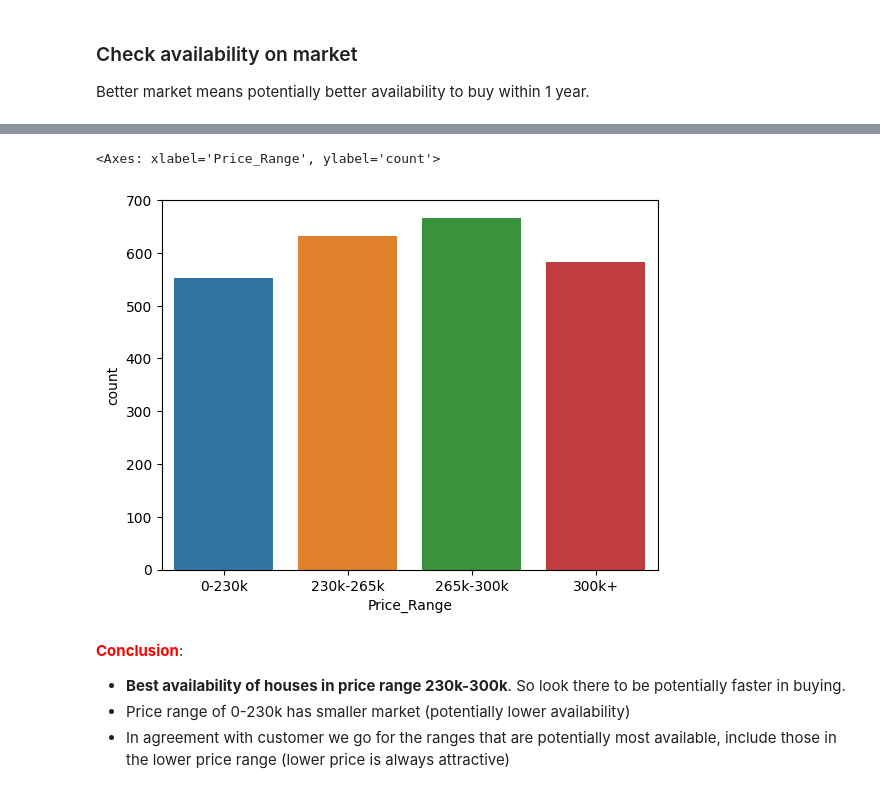
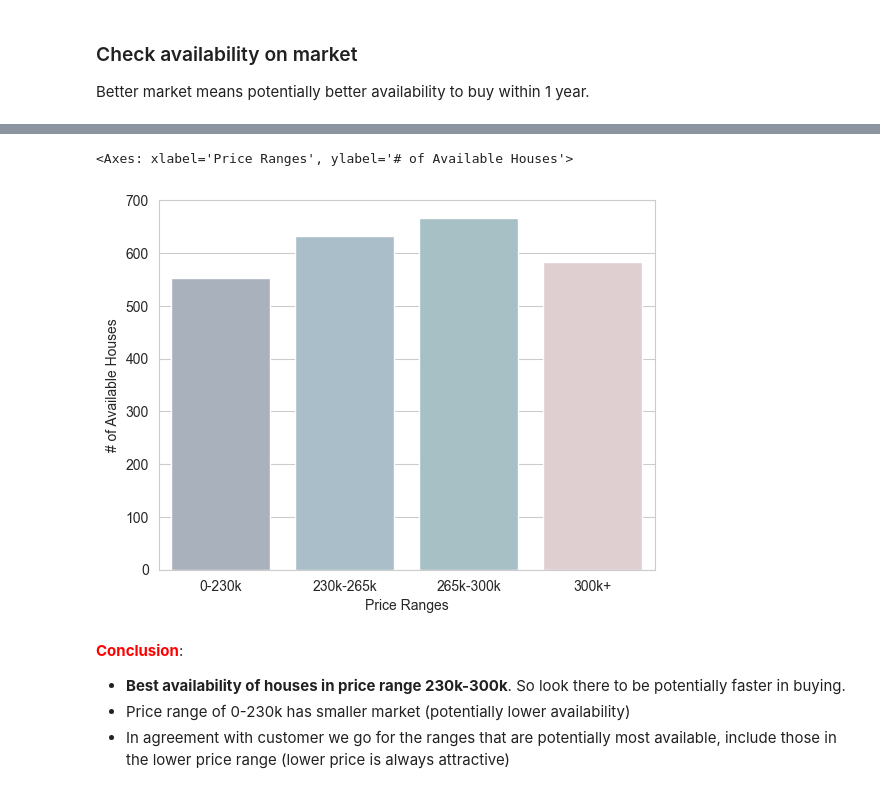
Before and after one commit to xit7/ds-eda-first-project-houses, a Jupyter notebook: 2_assignment-analysis.ipynb, the cells around one changed output, grey strips where cells are left out. Cells and saved outputs as stored; diff of their text form; code cells hidden in the pictures.

```diff
--- a/2_assignment-analysis.ipynb
+++ b/2_assignment-analysis.ipynb
@@ -63,3 +63,11 @@ import pandas as pd
 import numpy as np
 import matplotlib.pyplot as plt
 import seaborn as sns
+
+# Setting colors centrally for seaborn
+custom_palette = ["#A5B1BF", "#A5BFCF", "#A1C3CB", "#E2CCCF"]
+sns.set_palette(custom_palette)
+
+sns.set_style("whitegrid")                 # white grid
+plt.rcParams['axes.facecolor'] = '#FFFFFF' # set bg to white
+plt.figure(dpi=300)                        # Higher resolution
@@ -556,10 +570,13 @@ price_labels = ['0-230k', '230k-265k', '265k-300k', '300k+']
 
 grade_7['Price_Range'] = pd.cut(df['Price'], bins=price_bins, labels=price_labels, right=False)
 # %%
-sns.countplot(data=grade_7, x='Price_Range')#, y='Price' )
+ax = sns.countplot(data=grade_7, x='Price_Range', )#, y='Price' )
+ax.set_xlabel("Price Ranges")
+ax.set_ylabel("# of Available Houses")
+ax
 # %% [output]
-<Axes: xlabel='Price_Range', ylabel='count'>
+<Axes: xlabel='Price Ranges', ylabel='# of Available Houses'>
-[figure, old version]
+[figure, new version]
 # %% [markdown]
 <span style="color:red">**Conclusion**</span>:
 * **Best availability of houses in price range 230k-300k**. So look there to be potentially faster in buying.
```
Also changed, not shown: parts of 15 cells of this notebook, 6 other files.
